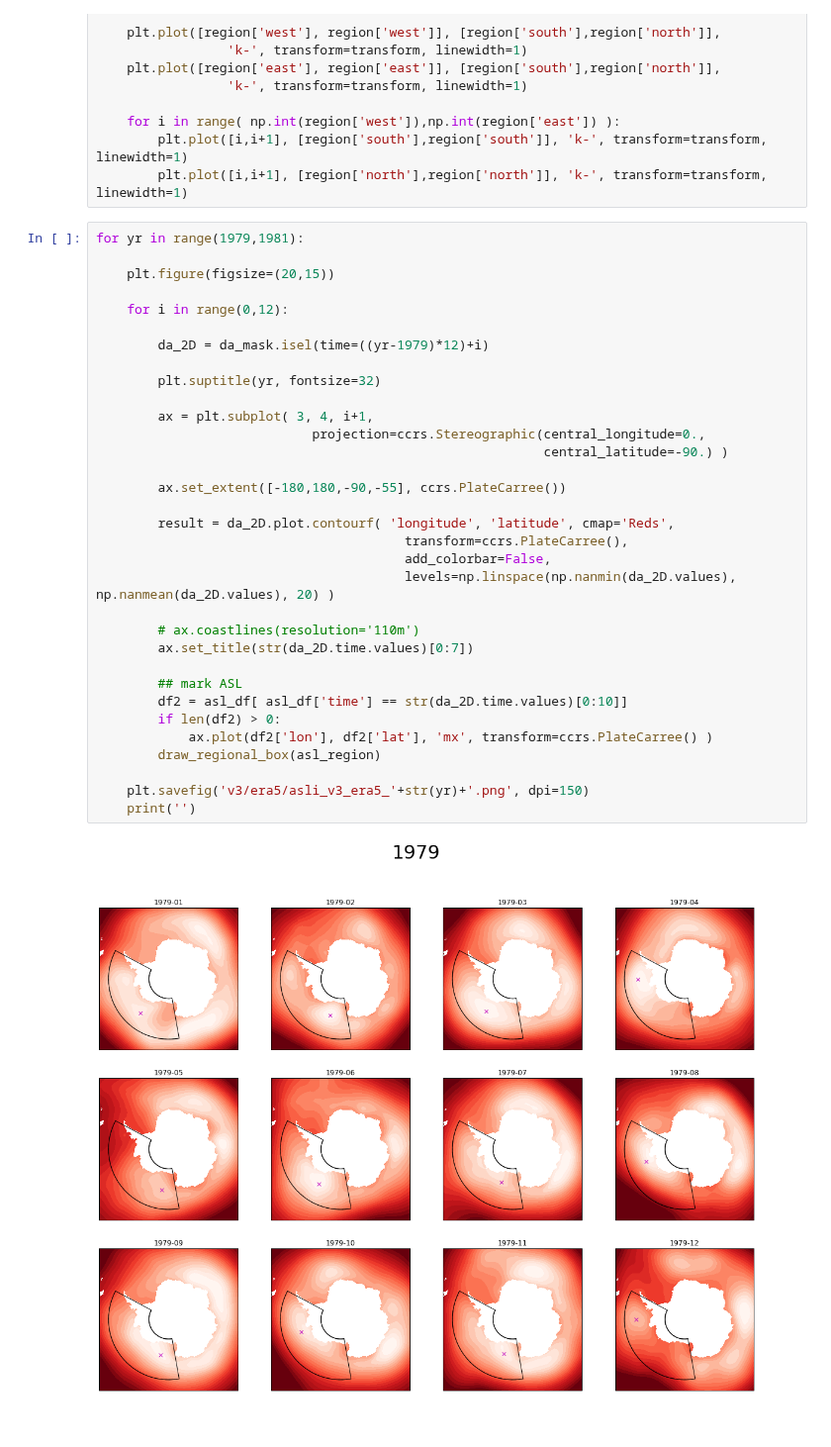
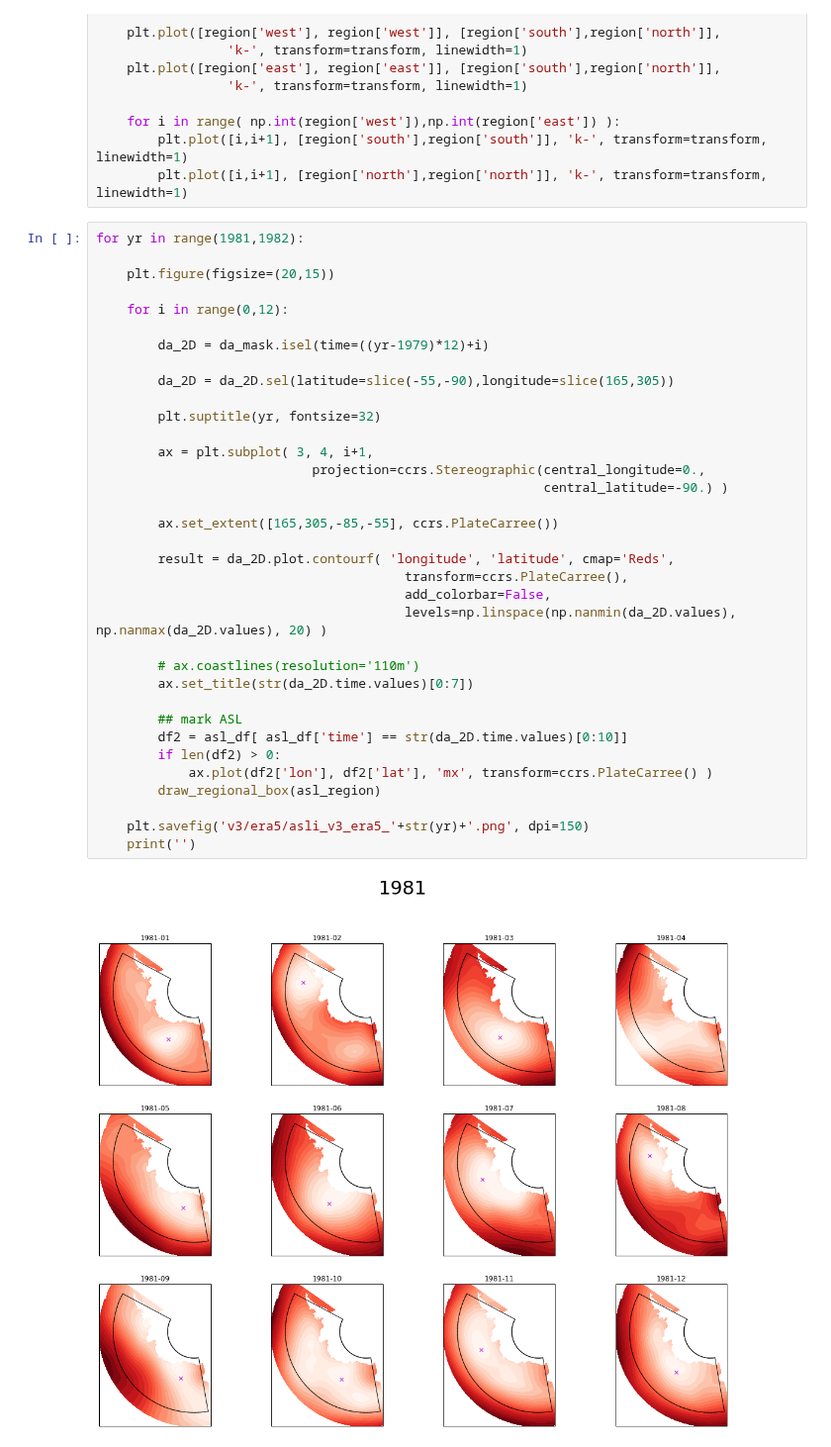
Before and after one commit to scotthosking/amundsen-sea-low-index, a Jupyter notebook: Amundsen_Sea_Low_Index_v3.ipynb, the cells around one changed output. Shown at 99% size. Cells and saved outputs as stored; diff of their text form.

```diff
--- a/Amundsen_Sea_Low_Index_v3.ipynb
+++ b/Amundsen_Sea_Low_Index_v3.ipynb
@@ -197,37 +204,39 @@ def draw_regional_box( region, transform=None ):
         plt.plot([i,i+1], [region['south'],region['south']], 'k-', transform=transform, linewidth=1)
         plt.plot([i,i+1], [region['north'],region['north']], 'k-', transform=transform, linewidth=1)
 # %%
-for yr in range(1979,1981):
+for yr in range(1981,1982):
 
     plt.figure(figsize=(20,15))
 
     for i in range(0,12):
 
         da_2D = da_mask.isel(time=((yr-1979)*12)+i)
 
+        da_2D = da_2D.sel(latitude=slice(-55,-90),longitude=slice(165,305))
+
         plt.suptitle(yr, fontsize=32)
 
         ax = plt.subplot( 3, 4, i+1,
                             projection=ccrs.Stereographic(central_longitude=0.,
                                                           central_latitude=-90.) )
 
-        ax.set_extent([-180,180,-90,-55], ccrs.PlateCarree())
+        ax.set_extent([165,305,-85,-55], ccrs.PlateCarree())
 
         result = da_2D.plot.contourf( 'longitude', 'latitude', cmap='Reds',
                                         transform=ccrs.PlateCarree(),
                                         add_colorbar=False,
-                                        levels=np.linspace(np.nanmin(da_2D.values), np.nanmean(da_2D.values), 20) )
+                                        levels=np.linspace(np.nanmin(da_2D.values), np.nanmax(da_2D.values), 20) )
 
         # ax.coastlines(resolution='110m')
         ax.set_title(str(da_2D.time.values)[0:7])
 
         ## mark ASL
         df2 = asl_df[ asl_df['time'] == str(da_2D.time.values)[0:10]]
         if len(df2) > 0:
             ax.plot(df2['lon'], df2['lat'], 'mx', transform=ccrs.PlateCarree() )
         draw_regional_box(asl_region)
 
     plt.savefig('v3/era5/asli_v3_era5_'+str(yr)+'.png', dpi=150)
     print('')
 # %% [output]
-[figure, old version]
+[figure, new version]
```
Also changed, not shown: parts of 4 cells of this notebook, 5 other files.
